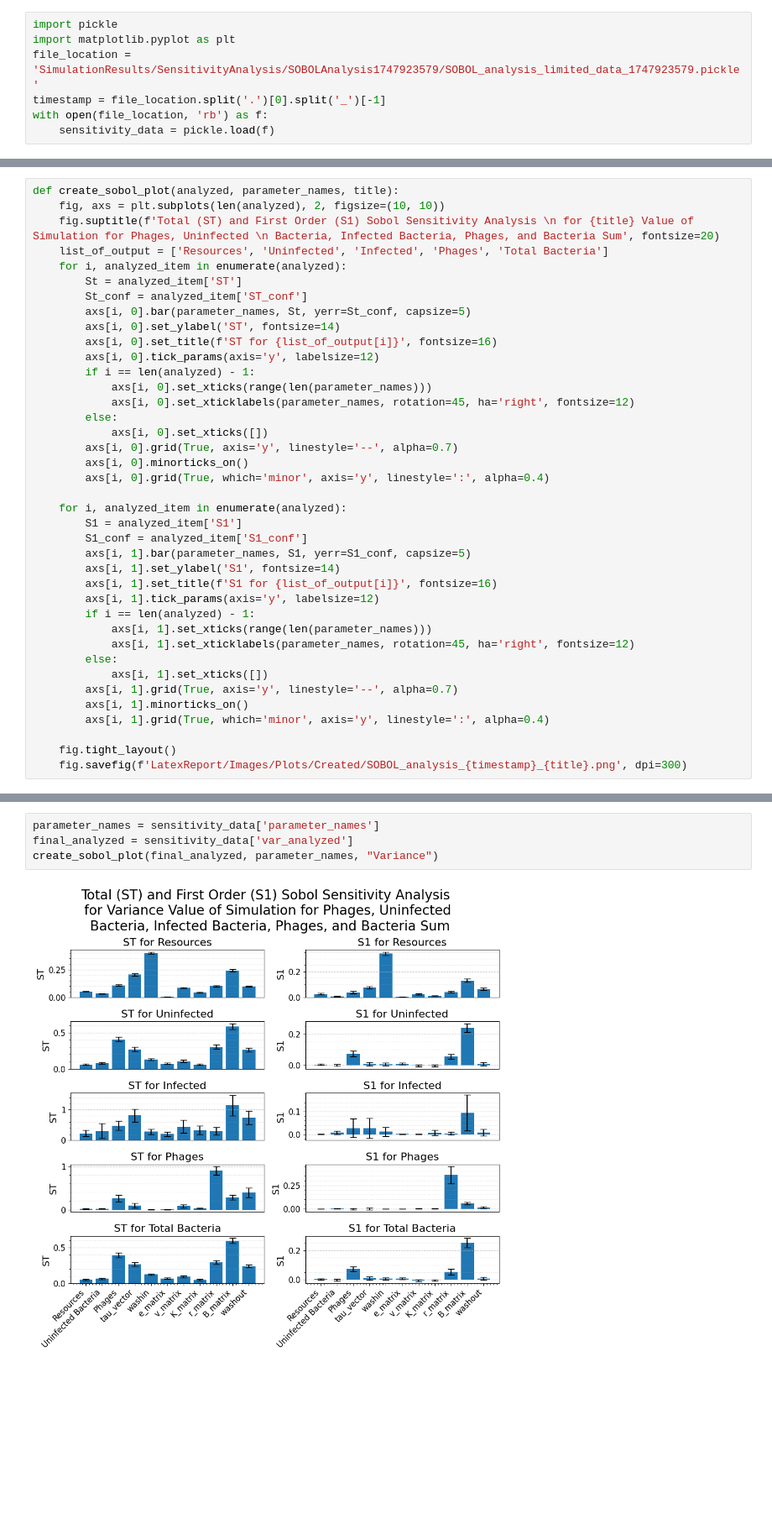
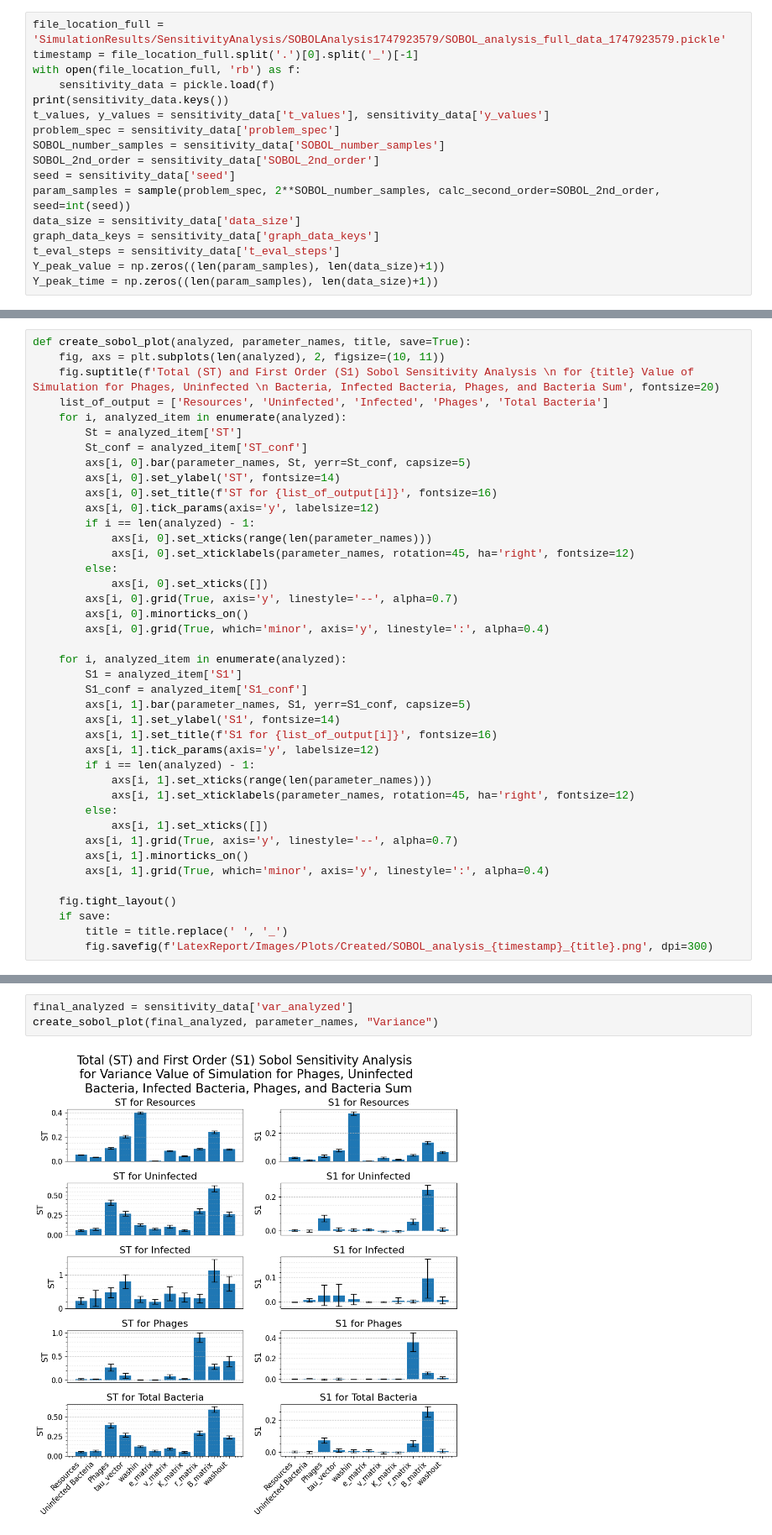
Before and after one commit to BiggusVickus/Master-Thesis, a Jupyter notebook: SOBOL_analysis.ipynb, the cells around one changed output, grey strips where cells are left out. Shown at 84% size. Cells and saved outputs as stored; diff of their text form; blank space fills up the shorter version.

Commit message:
sobol analysis figure pt 2

```diff
--- a/SOBOL_analysis.ipynb
+++ b/SOBOL_analysis.ipynb
@@ -1,7 +166,17 @@
 # %%
-import pickle
-import matplotlib.pyplot as plt
-file_location = 'SimulationResults/SensitivityAnalysis/SOBOLAnalysis1747923579/SOBOL_analysis_limited_data_1747923579.pickle'
-timestamp = file_location.split('.')[0].split('_')[-1]
-with open(file_location, 'rb') as f:
+file_location_full = 'SimulationResults/SensitivityAnalysis/SOBOLAnalysis1747923579/SOBOL_analysis_full_data_1747923579.pickle'
+timestamp = file_location_full.split('.')[0].split('_')[-1]
+with open(file_location_full, 'rb') as f:
     sensitivity_data = pickle.load(f)
+print(sensitivity_data.keys())
+t_values, y_values = sensitivity_data['t_values'], sensitivity_data['y_values']
+problem_spec = sensitivity_data['problem_spec']
+SOBOL_number_samples = sensitivity_data['SOBOL_number_samples']
+SOBOL_2nd_order = sensitivity_data['SOBOL_2nd_order']
+seed = sensitivity_data['seed']
+param_samples = sample(problem_spec, 2**SOBOL_number_samples, calc_second_order=SOBOL_2nd_order, seed=int(seed))
+data_size = sensitivity_data['data_size']
+graph_data_keys = sensitivity_data['graph_data_keys']
+t_eval_steps = sensitivity_data['t_eval_steps']
+Y_peak_value = np.zeros((len(param_samples), len(data_size)+1))
+Y_peak_time = np.zeros((len(param_samples), len(data_size)+1))
@@ -8,6 +185,6 @@ with open(file_location, 'rb') as f:
 # %%
-def create_sobol_plot(analyzed, parameter_names, title):
-    fig, axs = plt.subplots(len(analyzed), 2, figsize=(10, 10))
+def create_sobol_plot(analyzed, parameter_names, title, save=True):
+    fig, axs = plt.subplots(len(analyzed), 2, figsize=(10, 11))
     fig.suptitle(f'Total (ST) and First Order (S1) Sobol Sensitivity Analysis \n for {title} Value of Simulation for Phages, Uninfected \n Bacteria, Infected Bacteria, Phages, and Bacteria Sum', fontsize=20)
     list_of_output = ['Resources', 'Uninfected', 'Infected', 'Phages', 'Total Bacteria']
     for i, analyzed_item in enumerate(analyzed):
@@ -43,7 +220,9 @@ def create_sobol_plot(analyzed, parameter_names, title):
         axs[i, 1].grid(True, which='minor', axis='y', linestyle=':', alpha=0.4)
 
     fig.tight_layout()
-    fig.savefig(f'LatexReport/Images/Plots/Created/SOBOL_analysis_{timestamp}_{title}.png', dpi=300)
+    if save:
+        title = title.replace(' ', '_')
+        fig.savefig(f'LatexReport/Images/Plots/Created/SOBOL_analysis_{timestamp}_{title}.png', dpi=300)
 # %%
 parameter_names = sensitivity_data['parameter_names']
 final_analyzed = sensitivity_data['final_analyzed']
@@ -53,7 +232,6 @@ create_sobol_plot(final_analyzed, parameter_names, "Final")
 # %%
-parameter_names = sensitivity_data['parameter_names']
 final_analyzed = sensitivity_data['var_analyzed']
 create_sobol_plot(final_analyzed, parameter_names, "Variance")
 # %% [output]
-[figure, old version]
+[figure, new version]
 # %%
```
Also changed, not shown: parts of 7 cells of this notebook.
